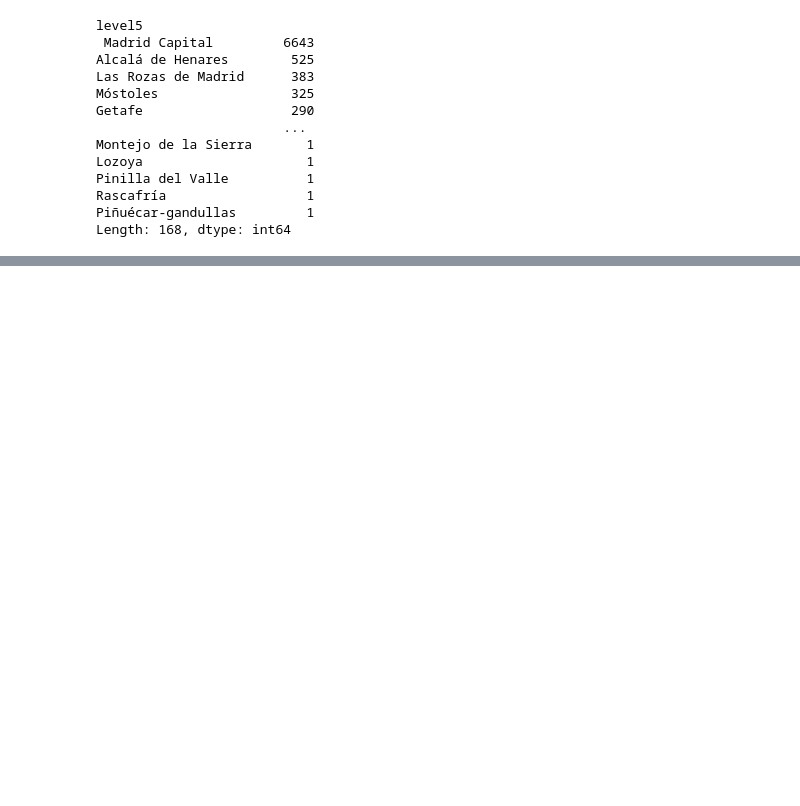
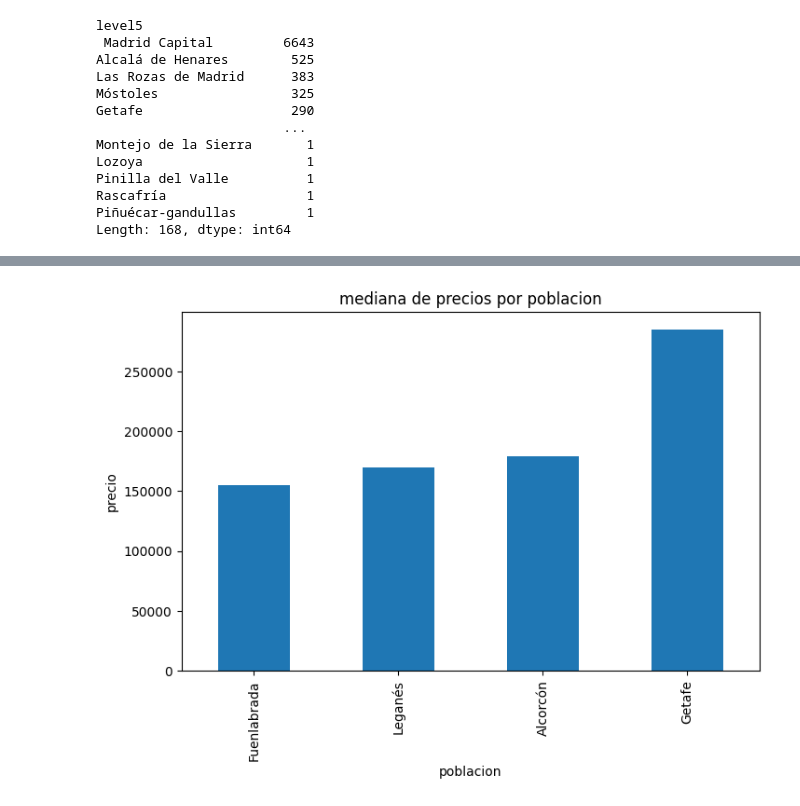
Before and after one commit to johnfbeltranc/pre_work, a Jupyter notebook: notebooks/01_analysis.ipynb, the cells around one changed output, grey strips where cells are left out. Drawn from its saved outputs; the diff is of its cells as text; code cells hidden in the pictures; blank space fills up the shorter version.

```diff
--- a/notebooks/01_analysis.ipynb
+++ b/notebooks/01_analysis.ipynb
@@ -273,0 +299,4 @@ Length: 168, dtype: int64
+# %%
+poblaciones_sur = ["Fuenlabrada", "Leganés", "Getafe", "Alcorcón"]
+df_sur = df[df['level5'].isin(poblaciones_sur)].copy()
+print(df_sur.head())
@@ -273,0 +327,10 @@ Length: 168, dtype: int64
+# %%
+medianas = df_sur.groupby("level5")["price"].median().sort_values()
+plt.figure(figsize=(8, 5))
+medianas.plot(kind="bar")
+plt.title("mediana de precios por poblacion")
+plt.ylabel("precio")
+plt.xlabel("poblacion")
+plt.show()
+# %% [output]
+[figure, added]
```
Also changed, not shown: parts of 35 cells of this notebook.
